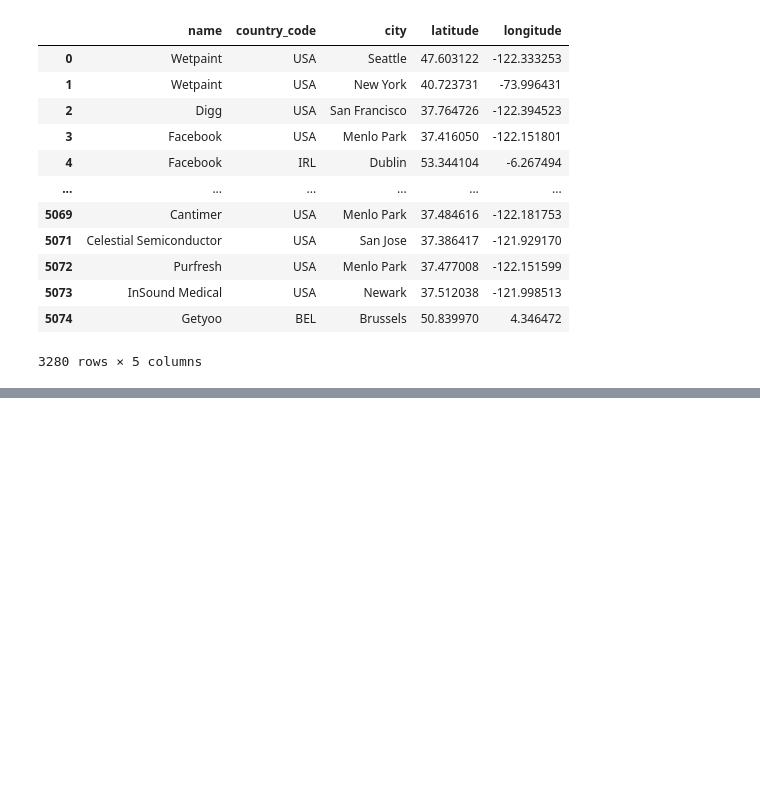
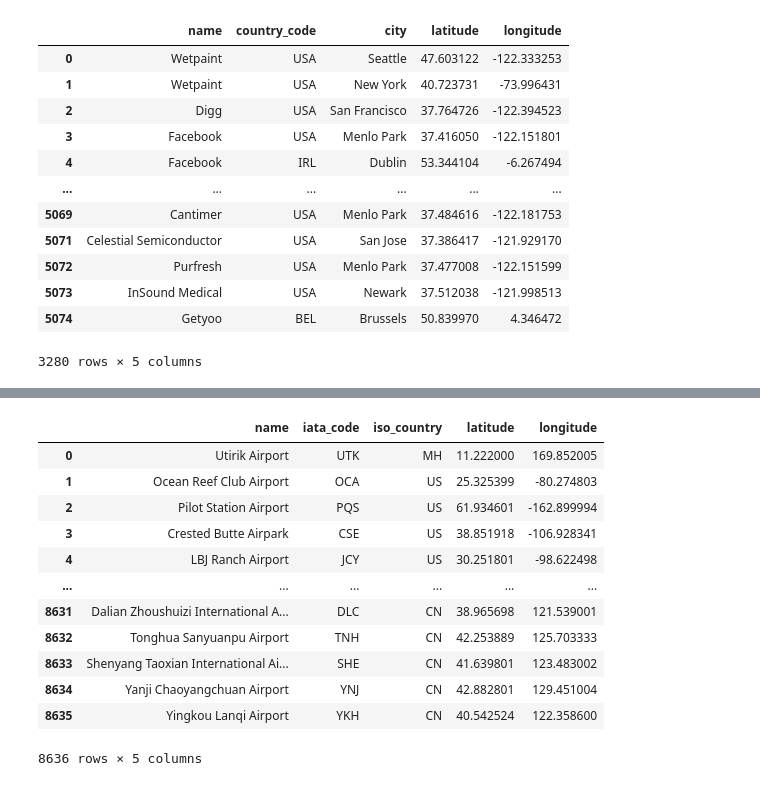
Before and after one commit to sborto86/project-III-geospatial-data, a Jupyter notebook: data.ipynb, the cells around one changed output, grey strips where cells are left out. Drawn from its saved outputs; the diff is of its cells as text; code cells hidden in the pictures; blank space fills up the shorter version.

```diff
--- a/data.ipynb
+++ b/data.ipynb
@@ -226,0 +438,2 @@ offices_df
+# %%
+airports = airports[(~airports.iata_code.isna())&(airports.type != "closed")&(airports.type != "heliport")&(airports.type != "seaplane_base")]
@@ -226,0 +448,23 @@ offices_df
+# %%
+airports = airports[["name", "iata_code", "iso_country","latitude_deg", "longitude_deg"]]
+# %%
+airports.reset_index(drop=True, inplace=True)
+airports.rename(columns={'latitude_deg': 'latitude',
+                   'longitude_deg': 'longitude'},
+          inplace=True, errors='raise')
+# %%
+airports
+# %% [output]
+|  | name | iata_code | iso_country | latitude | longitude |
+| 0 | Utirik Airport | UTK | MH | 11.222000 | 169.852005 |
+| 1 | Ocean Reef Club Airport | OCA | US | 25.325399 | -80.274803 |
+| 2 | Pilot Station Airport | PQS | US | 61.934601 | -162.899994 |
+| 3 | Crested Butte Airpark | CSE | US | 38.851918 | -106.928341 |
+| 4 | LBJ Ranch Airport | JCY | US | 30.251801 | -98.622498 |
+| ... | ... | ... | ... | ... | ... |
+| 8631 | Dalian Zhoushuizi International A... | DLC | CN | 38.965698 | 121.539001 |
+| 8632 | Tonghua Sanyuanpu Airport | TNH | CN | 42.253889 | 125.703333 |
+| 8633 | Shenyang Taoxian International Ai... | SHE | CN | 41.639801 | 123.483002 |
+| 8634 | Yanji Chaoyangchuan Airport | YNJ | CN | 42.882801 | 129.451004 |
+| 8635 | Yingkou Lanqi Airport | YKH | CN | 40.542524 | 122.358600 |
+8636 rows × 5 columns
```
Also changed, not shown: parts of 35 cells of this notebook, 10 other files.
